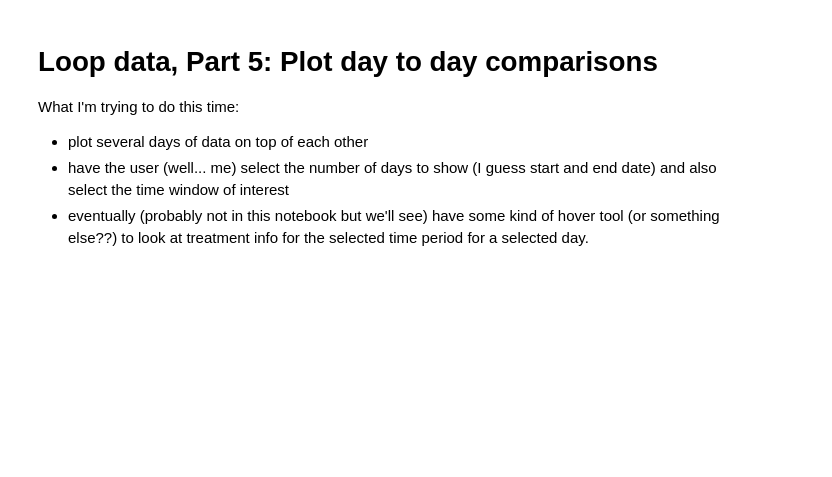
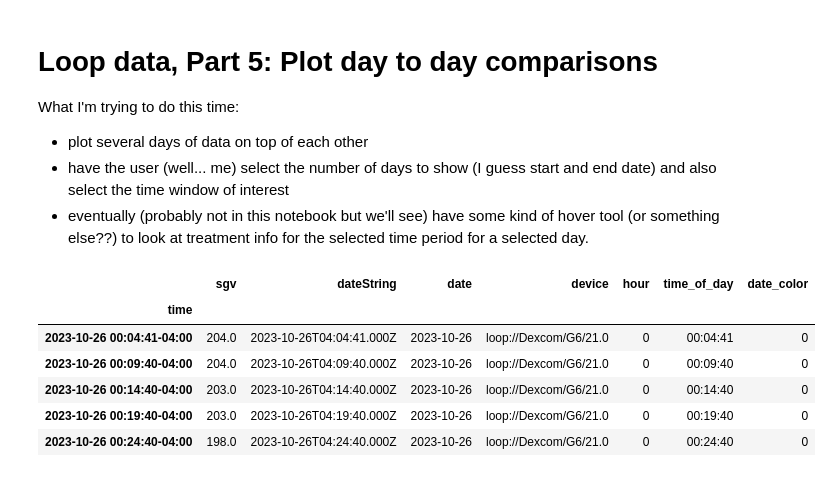
Before and after one commit to michellejw/mdb_explore, a Jupyter notebook: notebooks/df_explore_part05.ipynb, the cells around one changed output. Cells and saved outputs as stored; diff of their text form; code cells hidden in the pictures; blank space fills up the shorter version.

```diff
--- a/notebooks/df_explore_part05.ipynb
+++ b/notebooks/df_explore_part05.ipynb
@@ -42,16 +42,39 @@ df_entries = df_entries0[df_entries0["device"]=="loop://Dexcom/G6/21.0"].copy()
 # %%
 # Convert the time string to datetime format (not converting time zone this time!)
 df_entries["time"] = pd.to_datetime(df_entries["dateString"]).dt.tz_convert('US/Eastern')
-df_entries.index = df_entries["time"]
+df_entries.set_index("time", inplace = True)
 df_entries.sort_index(inplace=True)
 # %%
 # Set up my start/end dates and start/end times
-date_start = '2023-10-25'
+date_start = '2023-10-26'
 date_end = '2023-11-01'
 
 # start and end time in hours/time of day
-time_start = 6
-time_end = 12
+time_start = 0
+time_end = 24
 # %%
 # Extract only the dates of interest
-df_sub = df_entries.loc[date_start:date_end]
+df_sub = df_entries.loc[date_start:date_end].copy()
+
+# make a column of just hour of day
+df_sub["hour"] = df_sub.index.hour
+df_sub["date"] = df_sub.index.date
+df_sub["time_of_day"] = df_sub.index.time
+
+# Set up color scale
+unq_dates = np.unique(df_sub.date)
+date_dict = dict(zip(unq_dates, range(len(unq_dates))))
+df_sub["date_color"] = df_sub["date"].map(date_dict)
+
+# Make another subset df that is just the requested hours
+df_req = df_sub[(df_sub["hour"] >= time_start) & (df_sub["hour"] <= time_end)]
+# %%
+df_sub.head()
+# %% [output]
+|  | sgv | dateString | date | device | hour | time_of_day | date_color |
+| time |  |  |  |  |  |  |  |
+| 2023-10-26 00:04:41-04:00 | 204.0 | 2023-10-26T04:04:41.000Z | 2023-10-26 | loop://Dexcom/G6/21.0 | 0 | 00:04:41 | 0 |
+| 2023-10-26 00:09:40-04:00 | 204.0 | 2023-10-26T04:09:40.000Z | 2023-10-26 | loop://Dexcom/G6/21.0 | 0 | 00:09:40 | 0 |
+| 2023-10-26 00:14:40-04:00 | 203.0 | 2023-10-26T04:14:40.000Z | 2023-10-26 | loop://Dexcom/G6/21.0 | 0 | 00:14:40 | 0 |
+| 2023-10-26 00:19:40-04:00 | 203.0 | 2023-10-26T04:19:40.000Z | 2023-10-26 | loop://Dexcom/G6/21.0 | 0 | 00:19:40 | 0 |
+| 2023-10-26 00:24:40-04:00 | 198.0 | 2023-10-26T04:24:40.000Z | 2023-10-26 | loop://Dexcom/G6/21.0 | 0 | 00:24:40 | 0 |
```
Also changed, not shown: parts of 1 cell of this notebook, 1 other file.
